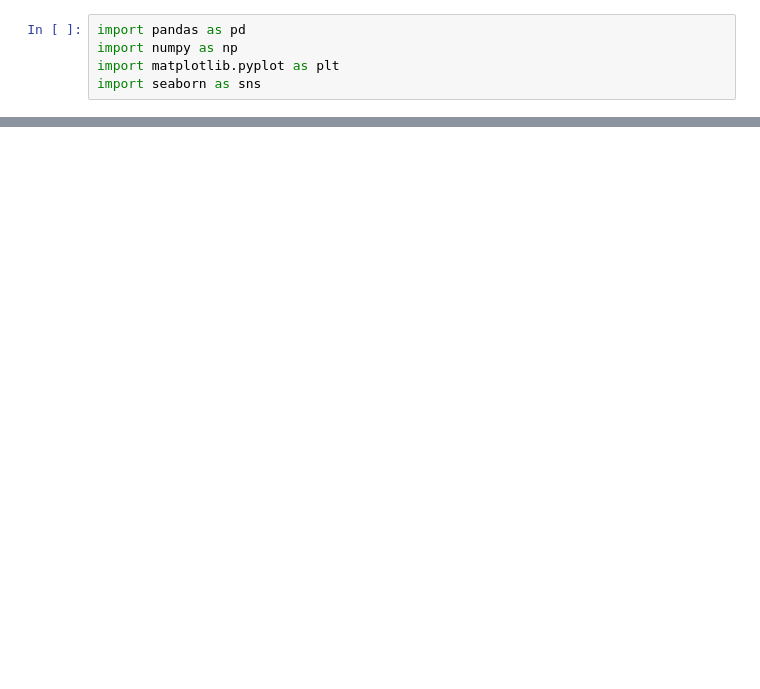
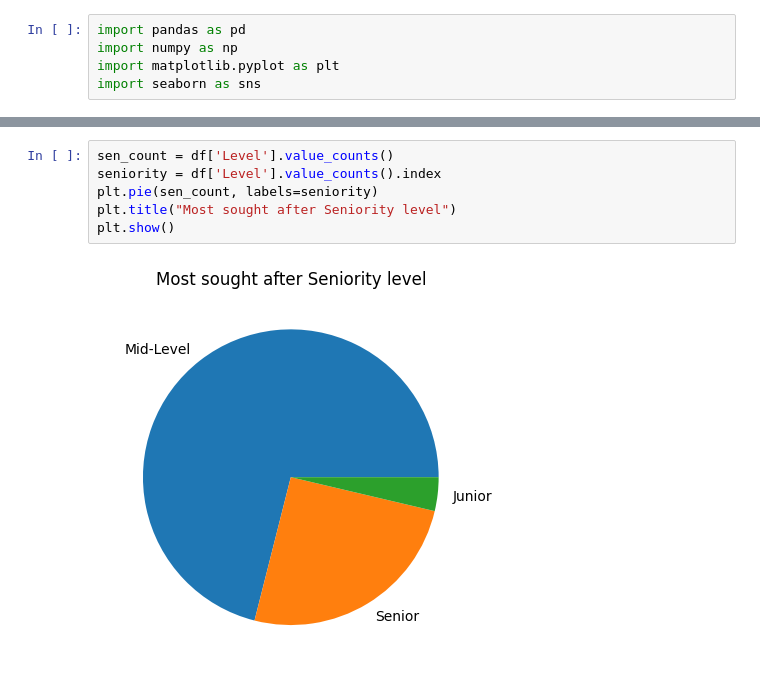
Before and after one commit to Franxed/Data-Science-Roles-Observed-in-South-Africa-Western-Cape-Data-Analyst-Project, a Jupyter notebook: eda.ipynb, the cells around one changed output, grey strips where cells are left out. Saved outputs shown, nothing was run; the diff lists cells and outputs as text; blank space fills up the shorter version.

Commit message:
Advanced in eda.ipynb, feature engineered, created graphs and charts.

```diff
--- a/eda.ipynb
+++ b/eda.ipynb
@@ -53 +61,9 @@ Associate/Entry      2
 Name: count, dtype: int64
+# %%
+sen_count = df['Level'].value_counts()
+seniority = df['Level'].value_counts().index
+plt.pie(sen_count, labels=seniority)
+plt.title("Most sought after Seniority level")
+plt.show()
+# %% [output]
+[figure, added]
```
Also changed, not shown: parts of 41 cells of this notebook, 1 other file.
